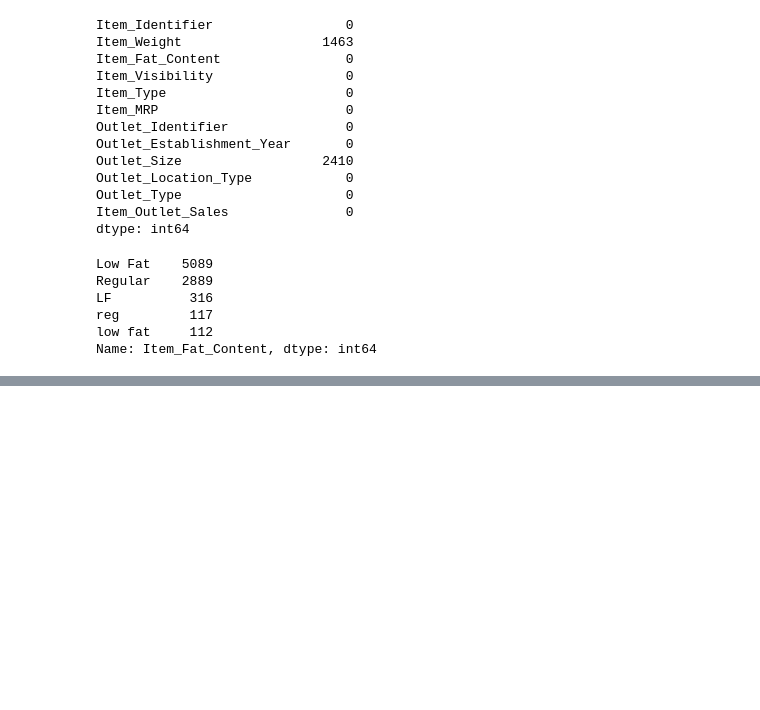
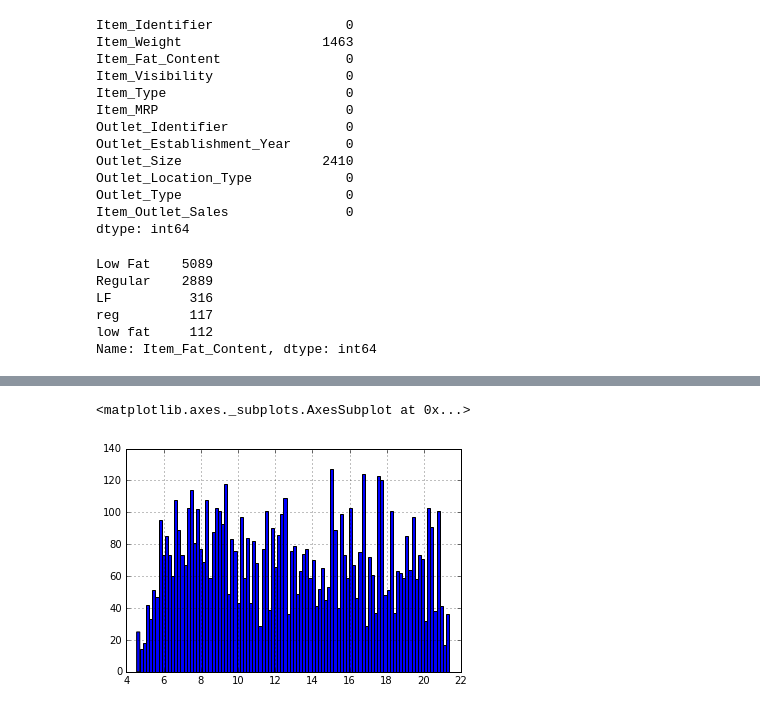
Before and after one commit to vmrosario/bigMartSales, a Jupyter notebook: Big Mart sales.ipynb, the cells around one changed output, grey strips where cells are left out. Drawn from its saved outputs; the diff is of its cells as text; code cells hidden in the pictures; blank space fills up the shorter version.

```diff
--- a/Big Mart sales.ipynb
+++ b/Big Mart sales.ipynb
@@ -52,0 +71,5 @@ df['Item_Type'].value
+# %%
+df['Item_Weight'].hist(bins=100)
+# %% [output]
+<matplotlib.axes._subplots.AxesSubplot at 0x...>
+[figure, added]
```
Also changed, not shown: parts of 15 cells of this notebook.
